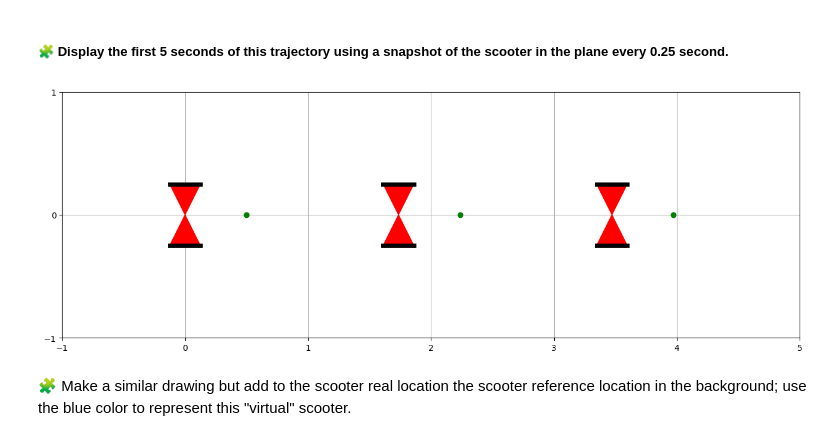
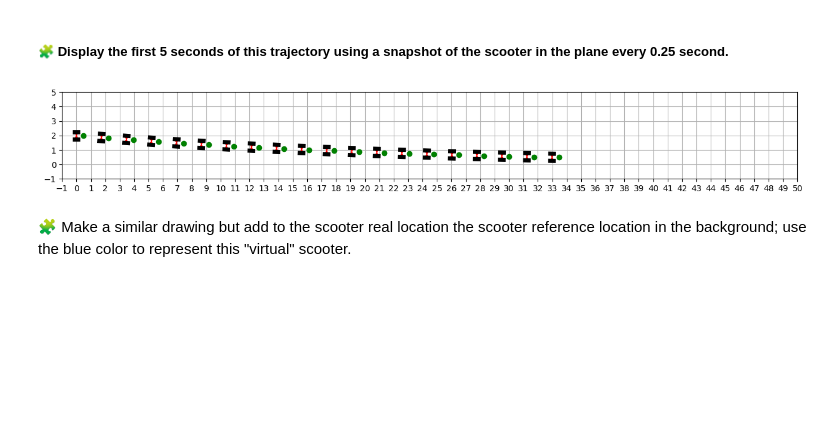
Before and after one commit to ukeeed/control-engineering-with-python-project-2023-2024, a Jupyter notebook: Project_part_3.ipynb, the cells around one changed output. Saved outputs shown, nothing was run; the diff lists cells and outputs as text; code cells hidden in the pictures; blank space fills up the shorter version.

```diff
--- a/Project_part_3.ipynb
+++ b/Project_part_3.ipynb
@@ -834,20 +834,20 @@ def omega(t, xytheta):
 # %%
 def fun(t, xytheta):
     x, y, theta = xytheta
     omega_l, omega_r = omega(t, xytheta)
     dx = r * 0.5 * (omega_l + omega_r) * cos(theta)
     dy = r * 0.5 * (omega_l + omega_r) * sin(theta)
     dtheta = r * (omega_r - omega_l) / l
     return array([dx, dy, dtheta])
-results = solve_ivp(fun=fun, y0=[0,0,0], t_span=[0,5], rtol=1e-6, atol=1e-6, dense_output=True)
-step = 0.25
-t = arange(0,0.75,0.25)
+results = solve_ivp(fun=fun, y0=[0,2,0], t_span=[0,5], rtol=1e-6, atol=1e-6, dense_output=True)
+
+t = arange(0,5,0.25)
 sol_t = results["sol"](t)
-draw_arena(-1, 5, -1, 1)
+draw_arena(-1, 50, -1, 5)
 for x, y, theta in sol_t.T:
     draw_scooter(x, y, theta)
 # %% [output]
-[figure, old version]
+[figure, new version]
 # %% [markdown]
 🧩 Make a similar drawing but add to the scooter real location the scooter reference location in the background; use the blue color to represent this "virtual" scooter.
 # %%
```
